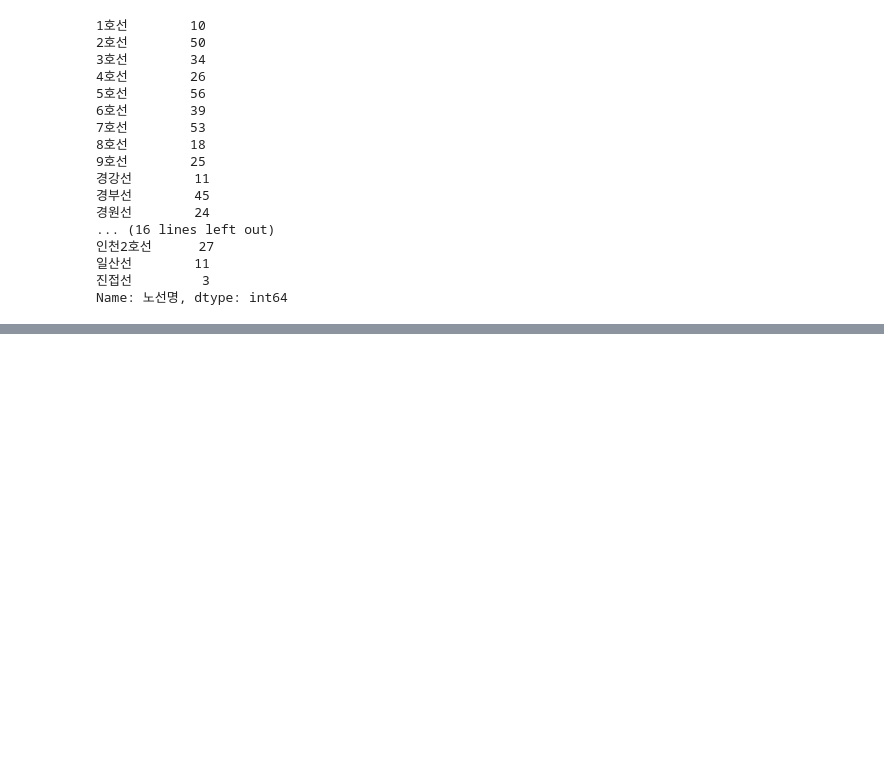
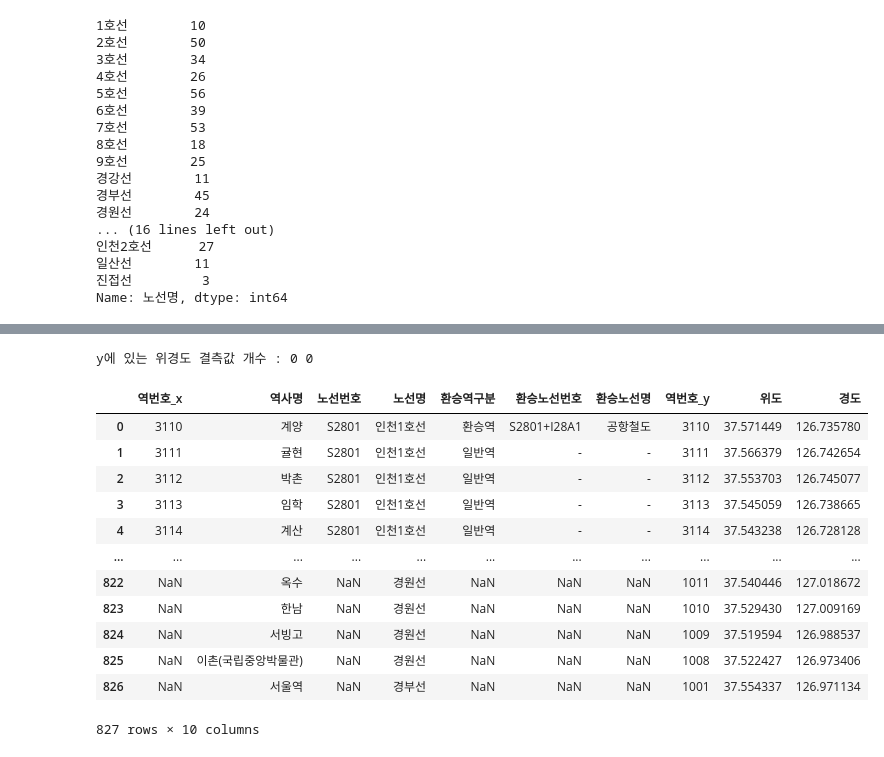
Before and after one commit to 23-1-CauCapstone-Team3/DataPreprocessing, a Jupyter notebook: train/train.ipynb, the cells around one changed output, grey strips where cells are left out. Drawn from its saved outputs; the diff is of its cells as text; code cells hidden in the pictures; blank space fills up the shorter version.

Commit message:
[FEAT ADD] 위경도 이상값, 결측값 확인 및 두 데이터 위경도 결합
- 두 데이터셋에 다 존재하는 위경도 데이터의 오차 확인 및 이상값 확인
- 두 데이터셋에 다 존재하지 않는 위경도 데이터값 수동 입력
- 두 데이터셋의 위경도 데이터 합치기 완료

```diff
--- a/train/train.ipynb
+++ b/train/train.ipynb
@@ -381,0 +477,9 @@ Name: 노선명, dtype: int64
+# %%
+# 113 ~ 118, 위도_x와 경도_x가 뒤바뀌어 들어감
+# 송도, (위도_x, 경도_x) 전남 해남에 위치
+# 정자, (위도_x, 경도_x) 황해에 위치
+# -> 위경도 데이터의 경우, x를 y로 덮어쓰면 될 것 같음
+# 이를 증명하기 위해, 위의 데이터들의 위도차/경도차가 해결된 뒤,
+# 위경도차의 max값을 각각 확인하여, 거리상의 오차가 어느 정도일지 확인해볼 것
+
+station_result.loc[[113, 114, 115, 116, 117, 118, 710, 54], ['위도차', '경도차']] = 0.0
@@ -381,0 +545,41 @@ Name: 노선명, dtype: int64
+# %%
+# 성신여대입구, 종로3가, 총신대입구에 대한 위경도 정보 y쪽에 수동으로 넣어주기
+
+station_result.loc[107, "위도_y"] = 37.592359
+station_result.loc[107, "경도_y"] = 127.016551
+
+station_result.loc[294, "위도_y"] = 37.572571
+station_result.loc[294, "경도_y"] = 126.990293
+
+station_result.loc[394, "위도_y"] = 37.485263
+station_result.loc[394, "경도_y"] = 126.981609
+
+# 개수 재확인
+null_lat_in_y = station_result[station_result["위도_y"].isnull()]
+null_lng_in_y = station_result[station_result["경도_y"].isnull()]
+null_lat_in_y_cnt = len(null_lat_in_y)
+null_lng_in_y_cnt = len(null_lng_in_y)
+
+print("y에 있는 위경도 결측값 개수 :", null_lat_in_y_cnt, null_lng_in_y_cnt)
+# %% [output]
+y에 있는 위경도 결측값 개수 : 0 0
+# %%
+# 위도_x, 경도_x 삭제 및 위도_y와 경도_y의 이름 변경
+station_result.drop(columns=["위도_x", "경도_x", "위도차", "경도차"], inplace=True)
+station_result.rename(columns={'위도_y': '위도', '경도_y': '경도'}, inplace=True)
+
+station_result
+# %% [output]
+|  | 역번호_x | 역사명 | 노선번호 | 노선명 | 환승역구분 | 환승노선번호 | 환승노선명 | 역번호_y | 위도 | 경도 |
+| 0 | 3110 | 계양 | S2801 | 인천1호선 | 환승역 | S2801+I28A1 | 공항철도 | 3110 | 37.571449 | 126.735780 |
+| 1 | 3111 | 귤현 | S2801 | 인천1호선 | 일반역 | - | - | 3111 | 37.566379 | 126.742654 |
+| 2 | 3112 | 박촌 | S2801 | 인천1호선 | 일반역 | - | - | 3112 | 37.553703 | 126.745077 |
+| 3 | 3113 | 임학 | S2801 | 인천1호선 | 일반역 | - | - | 3113 | 37.545059 | 126.738665 |
+| 4 | 3114 | 계산 | S2801 | 인천1호선 | 일반역 | - | - | 3114 | 37.543238 | 126.728128 |
+| ... | ... | ... | ... | ... | ... | ... | ... | ... | ... | ... |
+| 822 | NaN | 옥수 | NaN | 경원선 | NaN | NaN | NaN | 1011 | 37.540446 | 127.018672 |
+| 823 | NaN | 한남 | NaN | 경원선 | NaN | NaN | NaN | 1010 | 37.529430 | 127.009169 |
+| 824 | NaN | 서빙고 | NaN | 경원선 | NaN | NaN | NaN | 1009 | 37.519594 | 126.988537 |
+| 825 | NaN | 이촌(국립중앙박물관) | NaN | 경원선 | NaN | NaN | NaN | 1008 | 37.522427 | 126.973406 |
+| 826 | NaN | 서울역 | NaN | 경부선 | NaN | NaN | NaN | 1001 | 37.554337 | 126.971134 |
+827 rows × 10 columns
```
Also changed, not shown: parts of 15 cells of this notebook.
